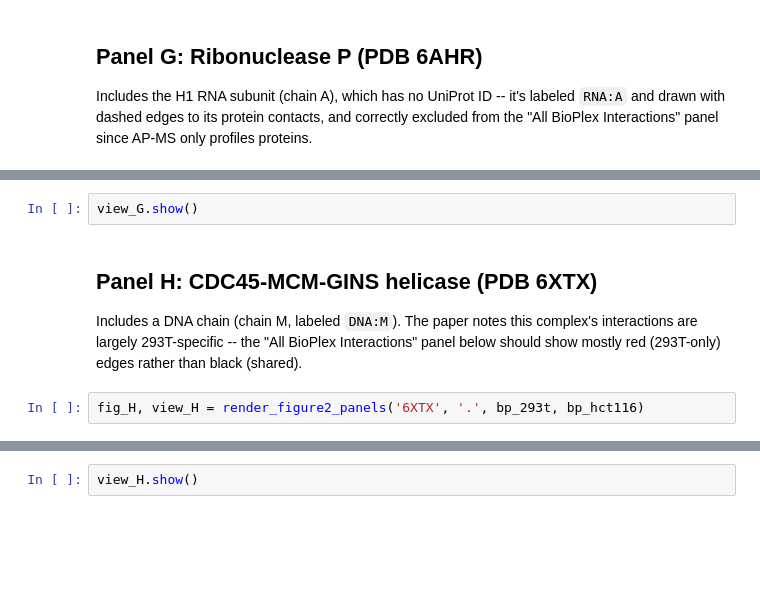
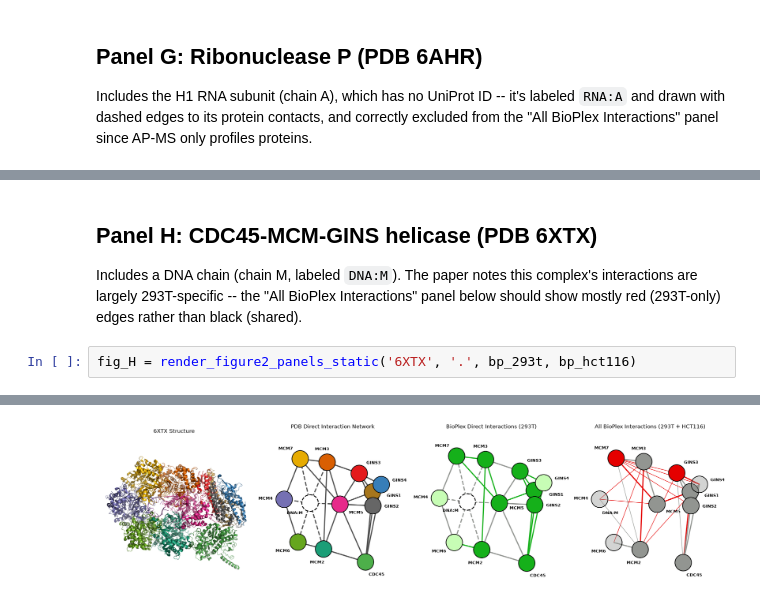
Before and after one commit to alexbott/BioPlexPy, a Jupyter notebook: TESTING/TESTING BioPlex Figure 2F-H Reproduction.ipynb, the cells around one changed output, grey strips where cells are left out. Cells and saved outputs as stored; diff of their text form; blank space fills up the shorter version.

```diff
--- a/TESTING/TESTING BioPlex Figure 2F-H Reproduction.ipynb
+++ b/TESTING/TESTING BioPlex Figure 2F-H Reproduction.ipynb
@@ -41,8 +60,7 @@ fig_G, view_G = render_figure2_panels('6AHR', '.', bp_293t, bp_hct116)
-# %%
-view_G.show()
 # %% [markdown]
 ## Panel H: CDC45-MCM-GINS helicase (PDB 6XTX)
 
 Includes a DNA chain (chain M, labeled `DNA:M`). The paper notes this complex's interactions are largely 293T-specific -- the "All BioPlex Interactions" panel below should show mostly red (293T-only) edges rather than black (shared).
 # %%
-fig_H, view_H = render_figure2_panels('6XTX', '.', bp_293t, bp_hct116)
+fig_H = render_figure2_panels_static('6XTX', '.', bp_293t, bp_hct116)
+# %% [output]
@@ -49,2 +70 @@ fig_H, view_H = render_figure2_panels('6XTX', '.', bp_293t, bp_hct116)
+[figure, added]
-# %%
-view_H.show()
```
Also changed, not shown: parts of 6 cells of this notebook.
